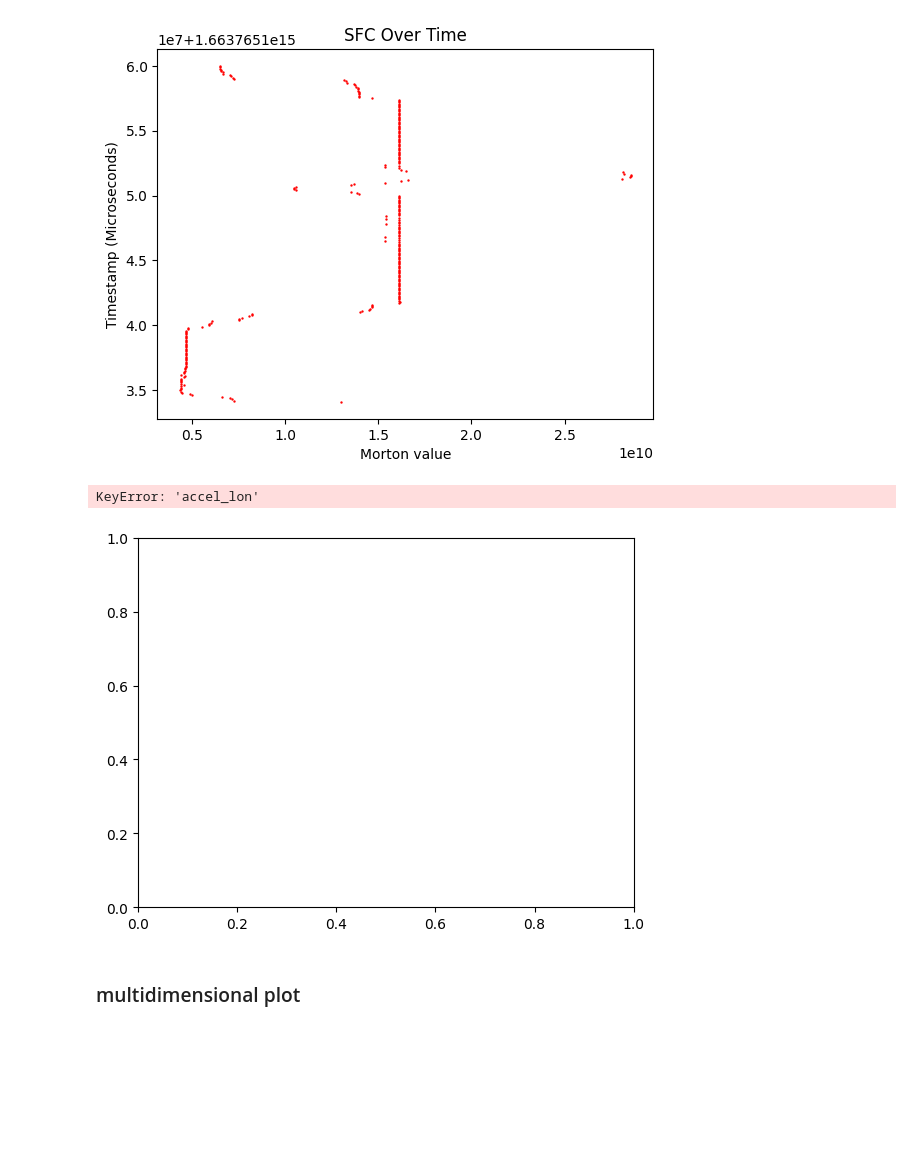
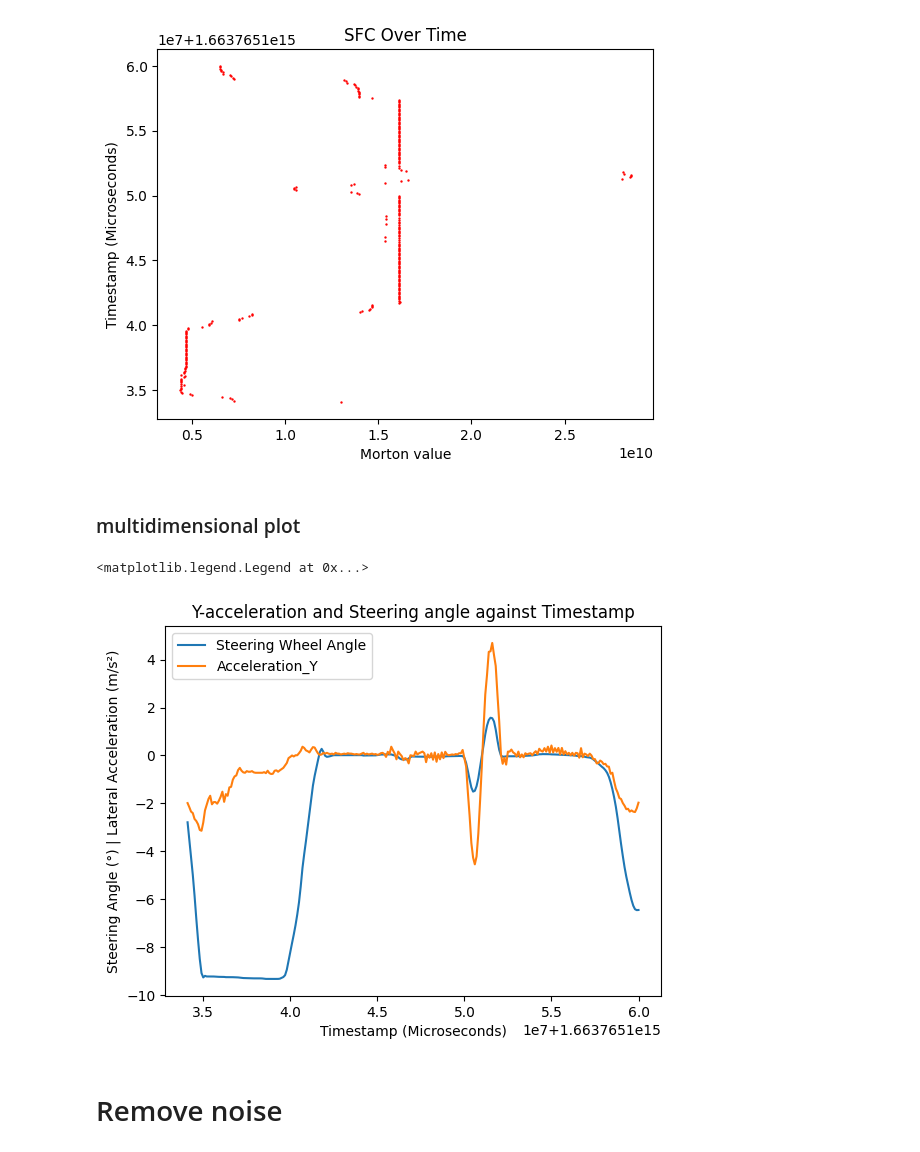
Before and after one commit to Marble879/SFC_scripts, a Jupyter notebook: LaneChange_Scripts/Morton_CSP_individual.ipynb, the cells around one changed output. Cells and saved outputs as stored; diff of their text form; code cells hidden in the pictures; blank space fills up the shorter version.

```diff
--- a/LaneChange_Scripts/Morton_CSP_individual.ipynb
+++ b/LaneChange_Scripts/Morton_CSP_individual.ipynb
@@ -151,9 +168,6 @@ plt.show()
 # %%
 # 2D-plot with timestamp as color gradient
 #df.plot(kind='scatter',x='SteeringWhlAngle',y='IMULatAcceleration',color=df['ts'])
-df.plot(kind='scatter',x='accel_lon',y='accel_trans',color=df['ts'])
+#df.plot(kind='scatter',x='accel_lon',y='accel_trans',color=df['ts'])
-# %% [output]
-KeyError: 'accel_lon'
-[figure, removed]
 # %%
 #creating 3D-Plot
@@ -164,4 +178,10 @@ ax.scatter3D(df['SteeringWhlAngle'],df['IMULatAcceleration'], color = "green")
 # %%
 # Plot result
 #df.plot(x = 'IMULatAcceleration', y = 'SteeringWhlAngle')
-df.plot(x='ts', y=['SteeringWhlAngle', 'IMULatAcceleration'], title='Lateral acceleration and Steering angle against Timestamp', xlabel='Timestamp (Microseconds)', ylabel='Steering Angle (°) | Lateral Acceleration (m/s\u00B2)')
+df.plot(x='ts', y=['SteeringWhlAngle', 'IMULatAcceleration'], title='Y-acceleration and Steering angle against Timestamp', xlabel='Timestamp (Microseconds)', ylabel='Steering Angle (°) | Lateral Acceleration (m/s\u00B2)')
+plt.legend(['Steering Wheel Angle', 'Acceleration_Y'])
+# %% [output]
+<matplotlib.legend.Legend at 0x...>
+[figure, added]
+# %% [markdown]
+# Remove noise
```
Also changed, not shown: parts of 11 cells of this notebook.
